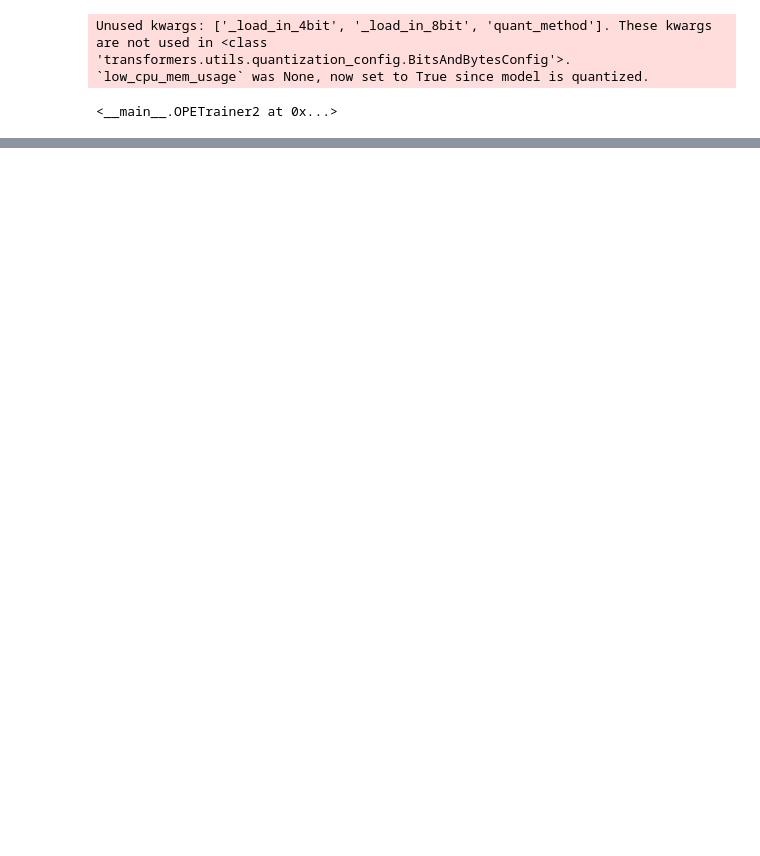
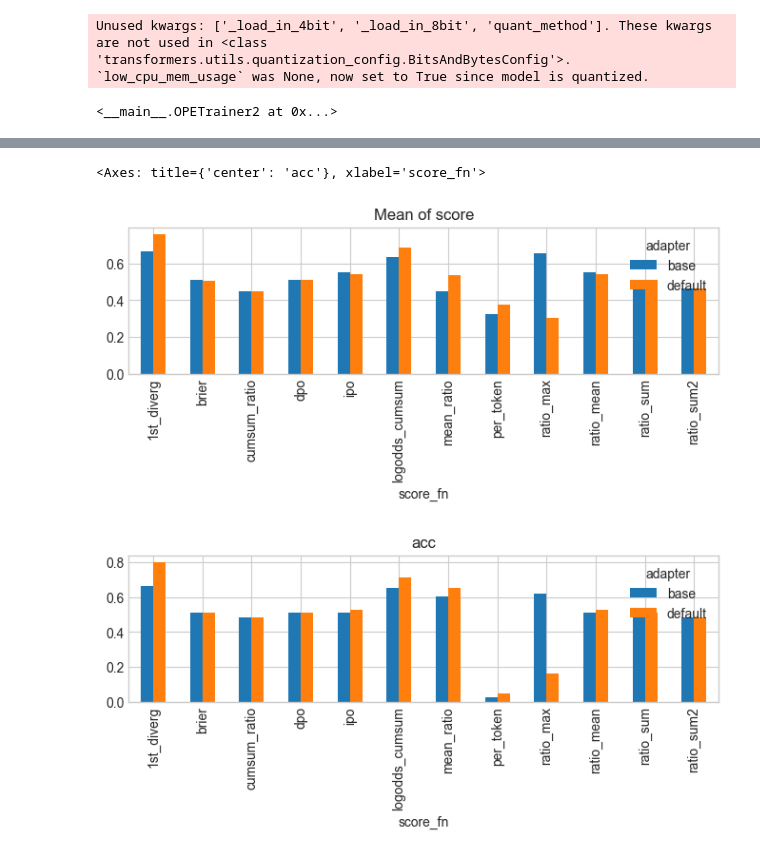
Before and after one commit to wassname/open_pref_eval, a Jupyter notebook: examples/scratch_hs2.ipynb, the cells around one changed output, grey strips where cells are left out. Saved outputs shown, nothing was run; the diff lists cells and outputs as text; code cells hidden in the pictures; blank space fills up the shorter version.

Commit message:
working out best way to aggregate completion logps

```diff
--- a/examples/scratch_hs2.ipynb
+++ b/examples/scratch_hs2.ipynb
@@ -251,6 +322,8 @@ def eval_dpo_dataset(trainer: DPOTrainer, dataset: Union[Dataset,str]):
             else:
                 data += extract_logps(trainer, model, batch, step)
 
+            clear_mem()
+
     df = pd.DataFrame(data)
 
     df['dataset'] = ds2name(dataset)
@@ -309,0 +343,3 @@ default: 0.4897
+# %%
+df_r = eval_dpo_dataset(trainer, dataset)
+df_r
@@ -309,0 +416,11 @@ default: 0.4897
+# %%
+
+def score_brier(logp_c, logp_r, mask_c, mask_r):
+    p_c = logp_c.exp()
+    p_r = logp_r.exp()
+    a = (p_c-1).pow(2) * mask_c
+    b = p_r.pow(2) * mask_r
+    return 1-(a+b).sum(-1) / (mask_c+mask_r).sum(-1)
+    m = mask_c * mask_r
+    logratio = (logp_c - logp_r) * m
+    return (logratio**2).sum(-1) / m.sum(-1)
@@ -309,0 +694,16 @@ default: 0.4897
+# %%
+def diff(x):
+    return np.nanmean(x.diff().values)
+
+df_score = pd.DataFrame(scores)
+(df_score
+ .groupby('score_fn', as_index=True)[['acc', 'pmean']]
+ .agg([diff, 'min',  'max'])
+ .sort_values(('acc','diff'))
+ )
+
+df_score.set_index(['score_fn', 'adapter']).unstack().pmean.plot(kind='bar', figsize=(8,2), title='Mean of score', ylim=(0,1))
+
+df_score.set_index(['score_fn', 'adapter']).unstack().acc.plot(kind='bar', figsize=(8,2), title='acc')
+
+df_score
@@ -309,0 +814,17 @@ default: 0.4897
+# %%
+def diff(x):
+    return np.nanmean(x.diff().values)
+
+df_score = pd.DataFrame(scores)
+(df_score
+ .groupby('score_fn', as_index=True)[['acc', 'pmean']]
+ .agg([diff, 'min',  'max'])
+ .sort_values(('acc','diff'))
+ )
+df_score.set_index(['score_fn', 'adapter']).unstack().pmean.plot(kind='bar', figsize=(8,2), title='Mean of score')
+
+df_score.set_index(['score_fn', 'adapter']).unstack().acc.plot(kind='bar', figsize=(8,2), title='acc')
+# %% [output]
+<Axes: title={'center': 'acc'}, xlabel='score_fn'>
+[figure, added]
+[figure, added]
```
Also changed, not shown: parts of 38 cells of this notebook.
